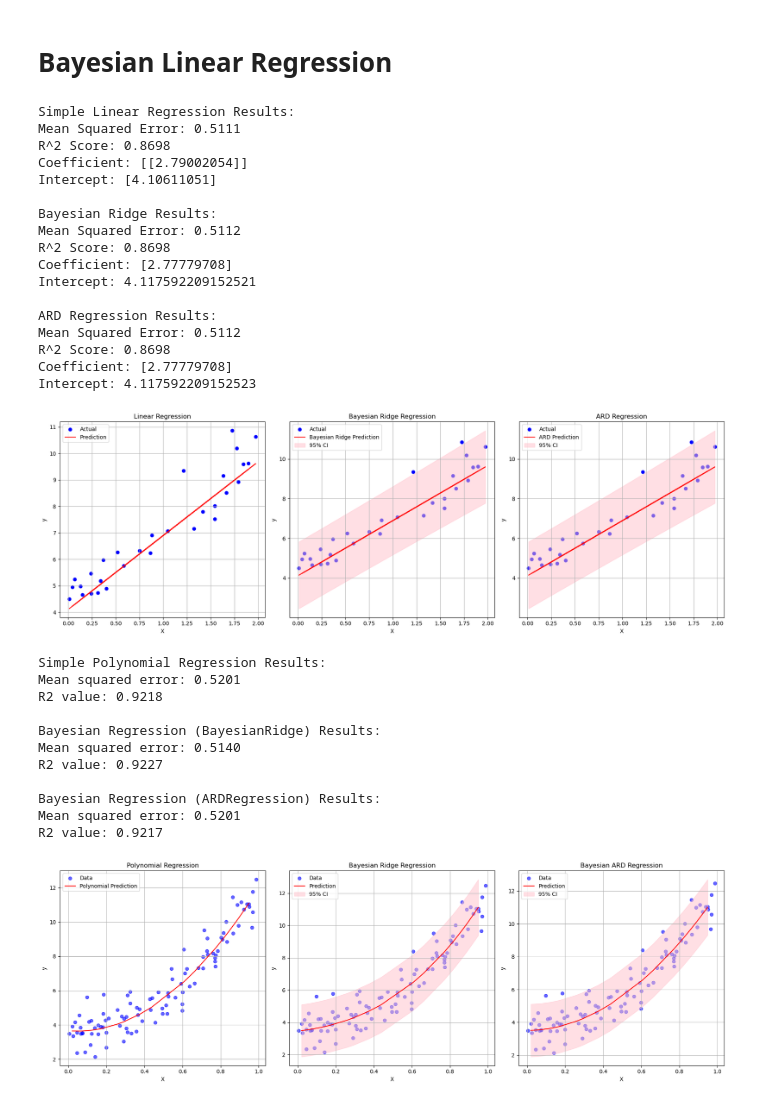
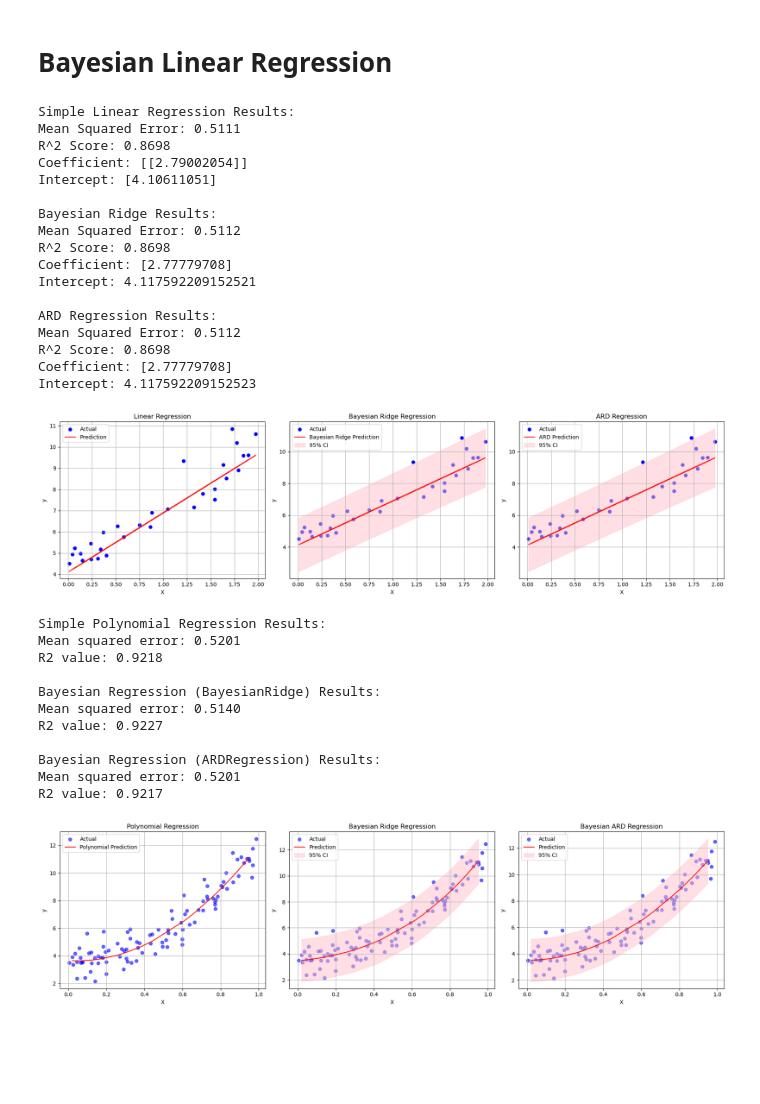
Before and after one commit to nguyenntkn/BayesianLinearRegression, a Jupyter notebook: main.ipynb, the cells around one changed output. Cells and saved outputs as stored; diff of their text form; code cells hidden in the pictures; blank space fills up the shorter version.

```diff
--- a/main.ipynb
+++ b/main.ipynb
@@ -64,7 +64,7 @@ ci_lower_ard = y_pred_ard - 1.96 * y_std_ard
 ci_upper_bayes = y_pred_bayes + 1.96 * y_std_bayes
 ci_lower_bayes = y_pred_bayes - 1.96 * y_std_bayes
 
-fig, ax = plt.subplots(1, 3, figsize=(18, 6))
+fig, ax = plt.subplots(1, 3, figsize=(18, 5))
 
 # ----- Linear Regression -----
 ax[0].scatter(X_test, y_test, color='blue', label='Actual')
@@ -94,34 +94,34 @@ ax[2].plot(X_test, y_pred_ard, color='red', label='ARD Prediction')
 ax[2].fill_between(X_sorted,
                    ci_lower_ard[sorted_idx],
                    ci_upper_ard[sorted_idx],
                    color='pink', alpha=0.5, label='95% CI')
 ax[2].set_title('ARD Regression')
 ax[2].set_xlabel('X')
 ax[2].set_ylabel('y')
 ax[2].legend()
 ax[2].grid(True)
 
 plt.tight_layout()
 plt.show()
 # %% [output]
 Simple Linear Regression Results:
 Mean Squared Error: 0.5111
 R^2 Score: 0.8698
 Coefficient: [[2.79002054]]
 Intercept: [4.10611051]
 
 Bayesian Ridge Results:
 Mean Squared Error: 0.5112
 R^2 Score: 0.8698
 Coefficient: [2.77779708]
 Intercept: 4.117592209152521
 
 ARD Regression Results:
 Mean Squared Error: 0.5112
 R^2 Score: 0.8698
 Coefficient: [2.77779708]
 Intercept: 4.117592209152523
-[figure, old version]
+[figure, new version]
 # %%
 import numpy as np
 import matplotlib.pyplot as plt
@@ -193,10 +193,10 @@ ard_upper = y_pred_ard_sorted + z * y_ard_std_sorted
 ard_lower = y_pred_ard_sorted - z * y_ard_std_sorted
 
 # Plot
-fig, ax = plt.subplots(1, 3, figsize=(18, 6))
+fig, ax = plt.subplots(1, 3, figsize=(18, 5))
 
 # --- Polynomial Regression Plot ---
-ax[0].scatter(X[:, 0], y, color='blue', alpha=0.6, label='Data')
+ax[0].scatter(X[:, 0], y, color='blue', alpha=0.6, label='Actual')
 ax[0].plot(X_sorted, y_pred_poly_sorted, color='red', label='Polynomial Prediction')
 ax[0].set_title('Polynomial Regression')
 ax[0].set_xlabel('X')
@@ -205,7 +205,7 @@ ax[0].legend()
 ax[0].grid(True)
 
 # --- Bayesian Ridge Plot ---
-ax[1].scatter(X[:, 0], y, color='blue', alpha=0.6, label='Data')
+ax[1].scatter(X[:, 0], y, color='blue', alpha=0.6, label='Actual')
 ax[1].plot(X_sorted, y_pred_baye_sorted, color='red', label='Prediction')
 ax[1].fill_between(X_sorted, baye_lower, baye_upper,
                    color='pink', alpha=0.5, label='95% CI')
@@ -216,7 +216,7 @@ ax[1].legend()
 ax[1].grid(True)
 
 # --- ARD Regression Plot ---
-ax[2].scatter(X[:, 0], y, color='blue', alpha=0.6, label='Data')
+ax[2].scatter(X[:, 0], y, color='blue', alpha=0.6, label='Actual')
 ax[2].plot(X_sorted, y_pred_ard_sorted, color='red', label='Prediction')
 ax[2].fill_between(X_sorted, ard_lower, ard_upper,
                    color='pink', alpha=0.5, label='95% CI')
@@ -240,4 +240,4 @@ R2 value: 0.9227
 Bayesian Regression (ARDRegression) Results:
 Mean squared error: 0.5201
 R2 value: 0.9217
-[figure, old version]
+[figure, new version]
```
Also changed, not shown: parts of 1 cell of this notebook, 3 other files.
